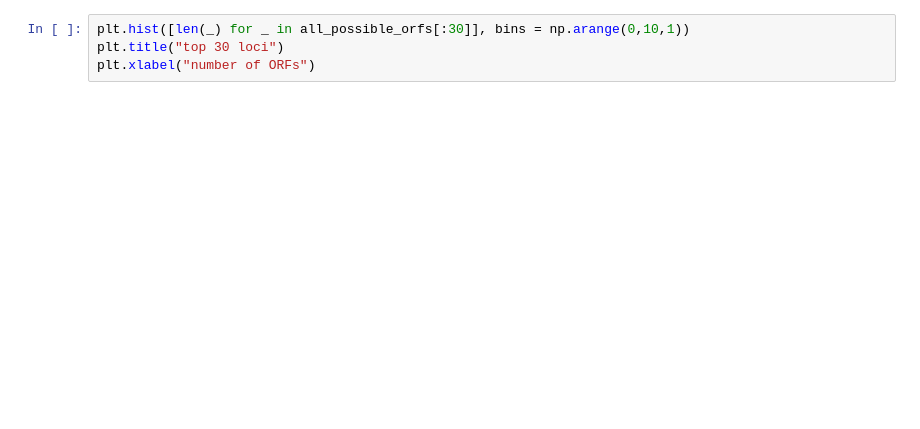
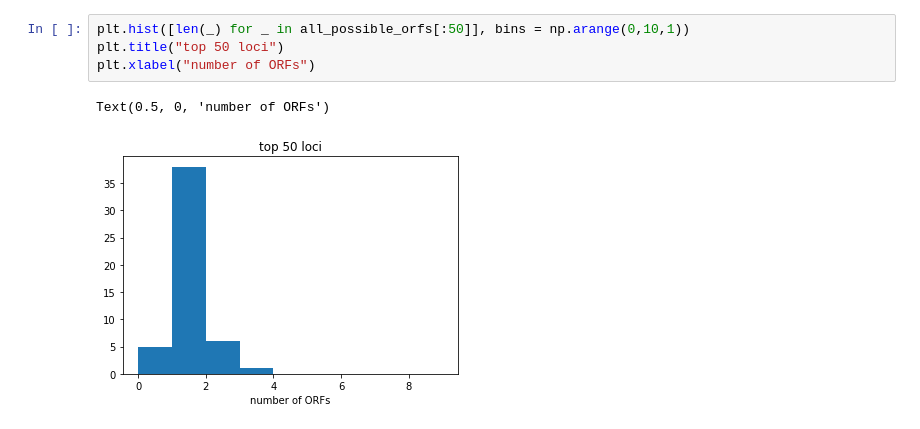
Before and after one commit to spetti/sparse-structure-discovery, a Jupyter notebook: QTL/ci_to_orfs_and_annotations.ipynb, the cells around one changed output. Saved outputs shown, nothing was run; the diff lists cells and outputs as text; blank space fills up the shorter version.

```diff
--- a/QTL/ci_to_orfs_and_annotations.ipynb
+++ b/QTL/ci_to_orfs_and_annotations.ipynb
@@ -88,4 +272,7 @@ plt.scatter(range(num_to_localize), [len(_) for _ in all_possible_orfs], alpha=
 # %%
-plt.hist([len(_) for _ in all_possible_orfs[:30]], bins = np.arange(0,10,1))
-plt.title("top 30 loci")
+plt.hist([len(_) for _ in all_possible_orfs[:50]], bins = np.arange(0,10,1))
+plt.title("top 50 loci")
 plt.xlabel("number of ORFs")
+# %% [output]
+Text(0.5, 0, 'number of ORFs')
+[figure, added]
```
Also changed, not shown: parts of 28 cells of this notebook.
